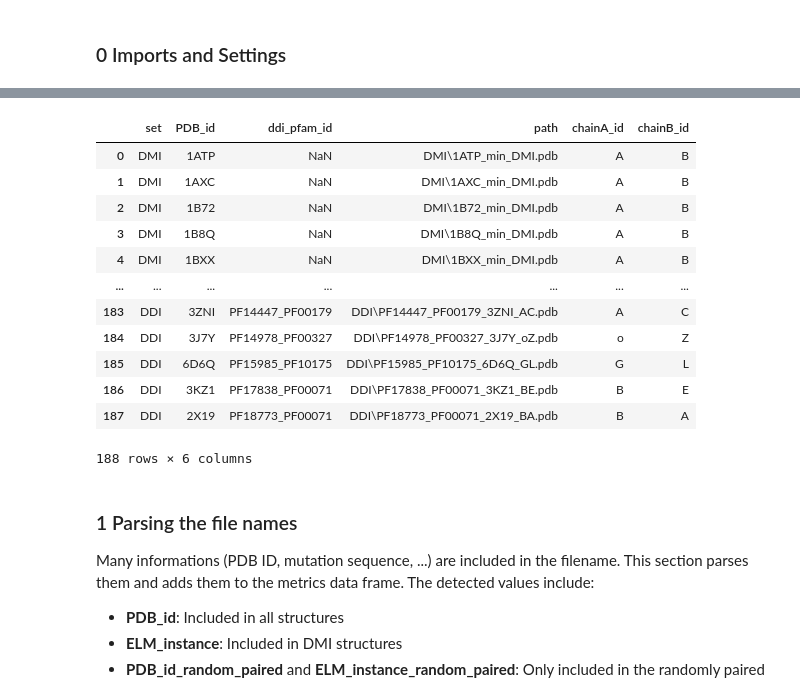
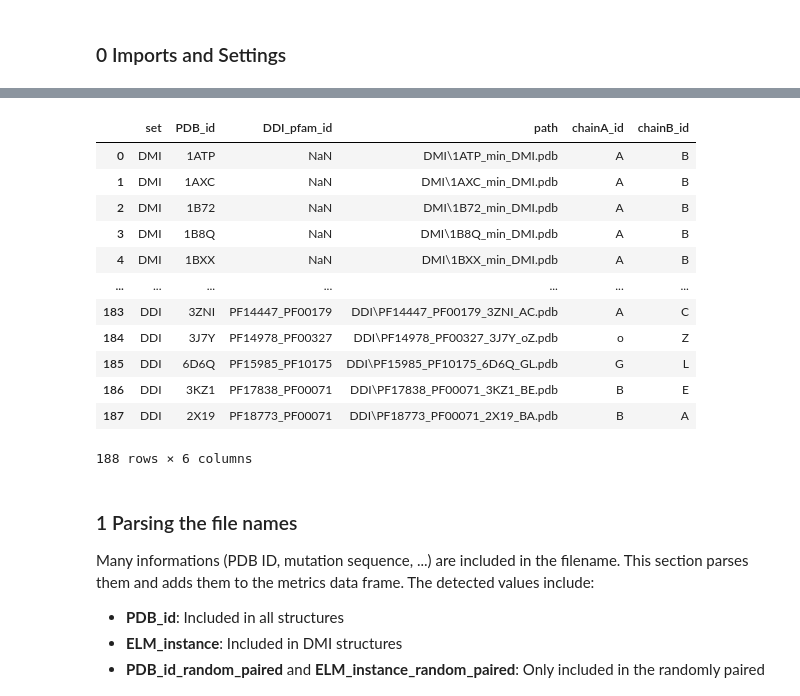
Before and after one commit to andreasmz/bachelorthesis, a Jupyter notebook: src/parsing AF output.ipynb, the cells around one changed output, grey strips where cells are left out. Cells and saved outputs as stored; diff of their text form; code cells hidden in the pictures.

```diff
--- a/src/parsing AF output.ipynb
+++ b/src/parsing AF output.ipynb
@@ -100,24 +190,24 @@ display(dataAF)
 # %%
 # Read in solved structure data
 
-dataSolved = pd.DataFrame(columns=["set", "PDB_id", "ddi_pfam_id", "path", "chainA_id", "chainB_id"])
+dataSolved = pd.DataFrame(columns=["set", "PDB_id", "DDI_pfam_id", "path", "chainA_id", "chainB_id"])
 
 # DMI
 for structure_file in [p for p in Path(path_solved / "DMI").iterdir() if p.is_file() and p.suffix == ".pdb"]:
     pdb_id = structure_file.name.split("_")[0]
     dataSolved.loc[len(dataSolved)] = {"set" : "DMI", "PDB_id": pdb_id, "path": structure_file.relative_to(path_solved), "chainA_id": "A", "chainB_id": "B"}
 
 # DDI
 for structure_file in [p for p in Path(path_solved / "DDI").iterdir() if p.is_file() and p.suffix == ".pdb"]:
     ddi_pfam_id = "_".join(structure_file.name.split("_")[0:2])
     pdb_id = structure_file.name.split("_")[2]
     chainA_id = structure_file.name.split("_")[3][0]
     chainB_id = structure_file.name.split("_")[3][1]
-    dataSolved.loc[len(dataSolved)] = {"set" : "DDI", "PDB_id": pdb_id, "ddi_pfam_id": ddi_pfam_id, "path": structure_file.relative_to(path_solved), "chainA_id": chainA_id, "chainB_id": chainB_id}
+    dataSolved.loc[len(dataSolved)] = {"set" : "DDI", "PDB_id": pdb_id, "DDI_pfam_id": ddi_pfam_id, "path": structure_file.relative_to(path_solved), "chainA_id": chainA_id, "chainB_id": chainB_id}
 
 display(dataSolved)
 # %% [output]
-|  | set | PDB_id | ddi_pfam_id | path | chainA_id | chainB_id |
+|  | set | PDB_id | DDI_pfam_id | path | chainA_id | chainB_id |
 | 0 | DMI | 1ATP | NaN | DMI\1ATP_min_DMI.pdb | A | B |
 | 1 | DMI | 1AXC | NaN | DMI\1AXC_min_DMI.pdb | A | B |
 | 2 | DMI | 1B72 | NaN | DMI\1B72_min_DMI.pdb | A | B |
```
Also changed, not shown: parts of 22 cells of this notebook, 15 other files.
